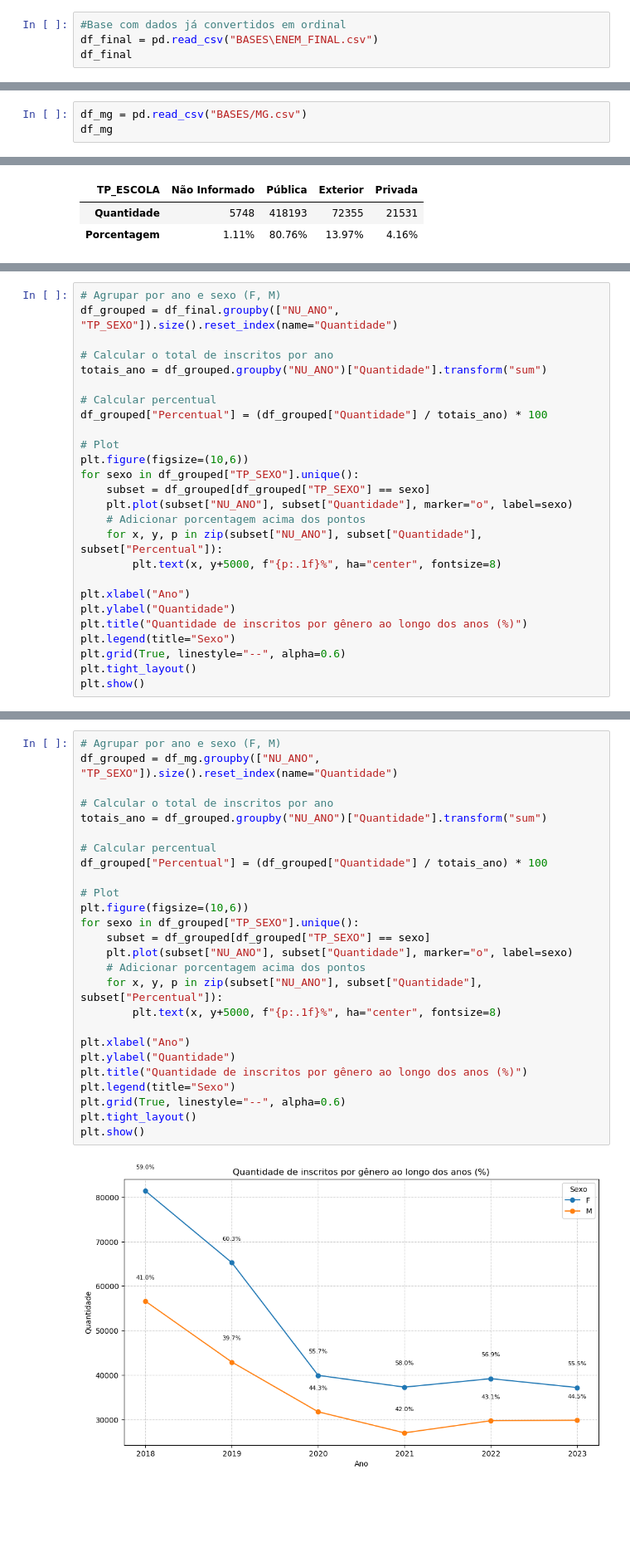
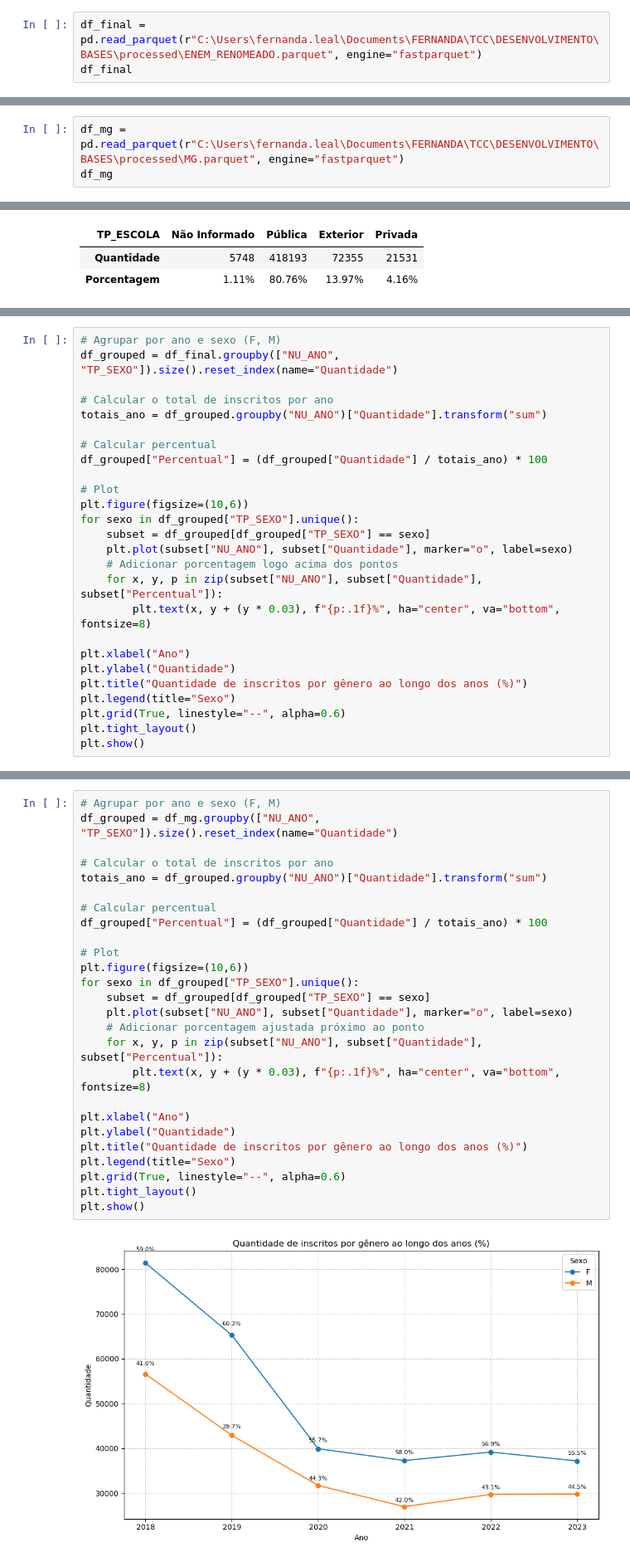
Before and after one commit to NandaLeal/TCC, a Jupyter notebook: TCC - FASE 2.ipynb, the cells around one changed output, grey strips where cells are left out. Shown at 83% size. Saved outputs shown, nothing was run; the diff lists cells and outputs as text; blank space fills up the shorter version.

```diff
--- a/TCC - FASE 2.ipynb
+++ b/TCC - FASE 2.ipynb
@@ -18,8 +18,7 @@ from sklearn.preprocessing import StandardScaler
 # %% [markdown]
 ### **Realizando a leitura da base de área de abrangencia do IFNMG**
 # %%
-#Base com dados já convertidos em ordinal
-df_final = pd.read_csv("BASES\ENEM_FINAL.csv")
+df_final = pd.read_parquet(r"C:\Users\fernanda.leal\Documents\FERNANDA\TCC\DESENVOLVIMENTO\BASES\processed\ENEM_RENOMEADO.parquet", engine="fastparquet")
 df_final
 # %% [output]
 |  | NU_ANO | TP_FAIXA_ETARIA | TP_SEXO | TP_ESTADO_CIVIL | TP_COR_RACA | TP_NACIONALIDADE | TP_ST_CONCLUSAO | ... |
@@ -38,7 +37,7 @@ df_final
 # %% [markdown]
 ### **Realizando a leitura da base de MG**
 # %%
-df_mg = pd.read_csv("BASES/MG.csv")
+df_mg = pd.read_parquet(r"C:\Users\fernanda.leal\Documents\FERNANDA\TCC\DESENVOLVIMENTO\BASES\processed\MG.parquet", engine="fastparquet")
 df_mg
 # %% [output]
 |  | NU_ANO | TP_FAIXA_ETARIA | TP_SEXO | TP_ESTADO_CIVIL | TP_COR_RACA | TP_NACIONALIDADE | TP_ST_CONCLUSAO | ... |
@@ -239,9 +238,9 @@ plt.figure(figsize=(10,6))
 for sexo in df_grouped["TP_SEXO"].unique():
     subset = df_grouped[df_grouped["TP_SEXO"] == sexo]
     plt.plot(subset["NU_ANO"], subset["Quantidade"], marker="o", label=sexo)
-    # Adicionar porcentagem acima dos pontos
+    # Adicionar porcentagem logo acima dos pontos
     for x, y, p in zip(subset["NU_ANO"], subset["Quantidade"], subset["Percentual"]):
-        plt.text(x, y+5000, f"{p:.1f}%", ha="center", fontsize=8)
+        plt.text(x, y + (y * 0.03), f"{p:.1f}%", ha="center", va="bottom", fontsize=8)
 
 plt.xlabel("Ano")
 plt.ylabel("Quantidade")
@@ -257,29 +256,29 @@ plt.show()
 # %%
 # Agrupar por ano e sexo (F, M)
 df_grouped = df_mg.groupby(["NU_ANO", "TP_SEXO"]).size().reset_index(name="Quantidade")
 
 # Calcular o total de inscritos por ano
 totais_ano = df_grouped.groupby("NU_ANO")["Quantidade"].transform("sum")
 
 # Calcular percentual
 df_grouped["Percentual"] = (df_grouped["Quantidade"] / totais_ano) * 100
 
 # Plot
 plt.figure(figsize=(10,6))
 for sexo in df_grouped["TP_SEXO"].unique():
     subset = df_grouped[df_grouped["TP_SEXO"] == sexo]
     plt.plot(subset["NU_ANO"], subset["Quantidade"], marker="o", label=sexo)
-    # Adicionar porcentagem acima dos pontos
+    # Adicionar porcentagem ajustada próximo ao ponto
     for x, y, p in zip(subset["NU_ANO"], subset["Quantidade"], subset["Percentual"]):
-        plt.text(x, y+5000, f"{p:.1f}%", ha="center", fontsize=8)
+        plt.text(x, y + (y * 0.03), f"{p:.1f}%", ha="center", va="bottom", fontsize=8)
 
 plt.xlabel("Ano")
 plt.ylabel("Quantidade")
 plt.title("Quantidade de inscritos por gênero ao longo dos anos (%)")
 plt.legend(title="Sexo")
 plt.grid(True, linestyle="--", alpha=0.6)
 plt.tight_layout()
 plt.show()
 # %% [output]
-[figure, old version]
+[figure, new version]
 # %% [markdown]
```
Also changed, not shown: parts of 15 cells of this notebook.
